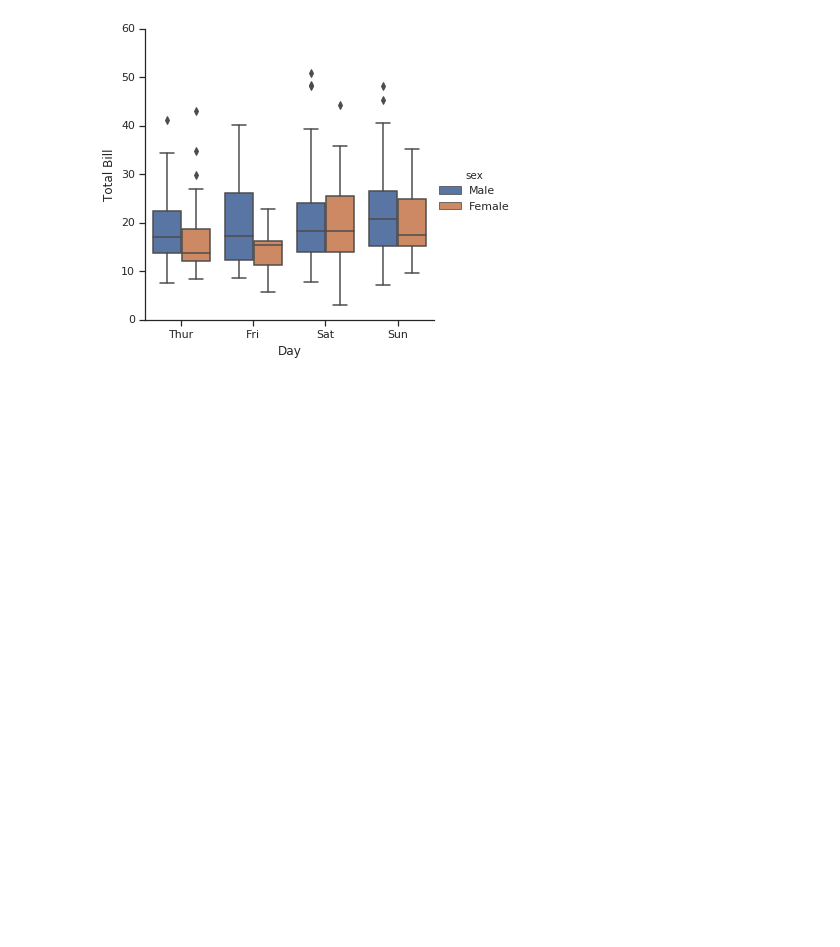
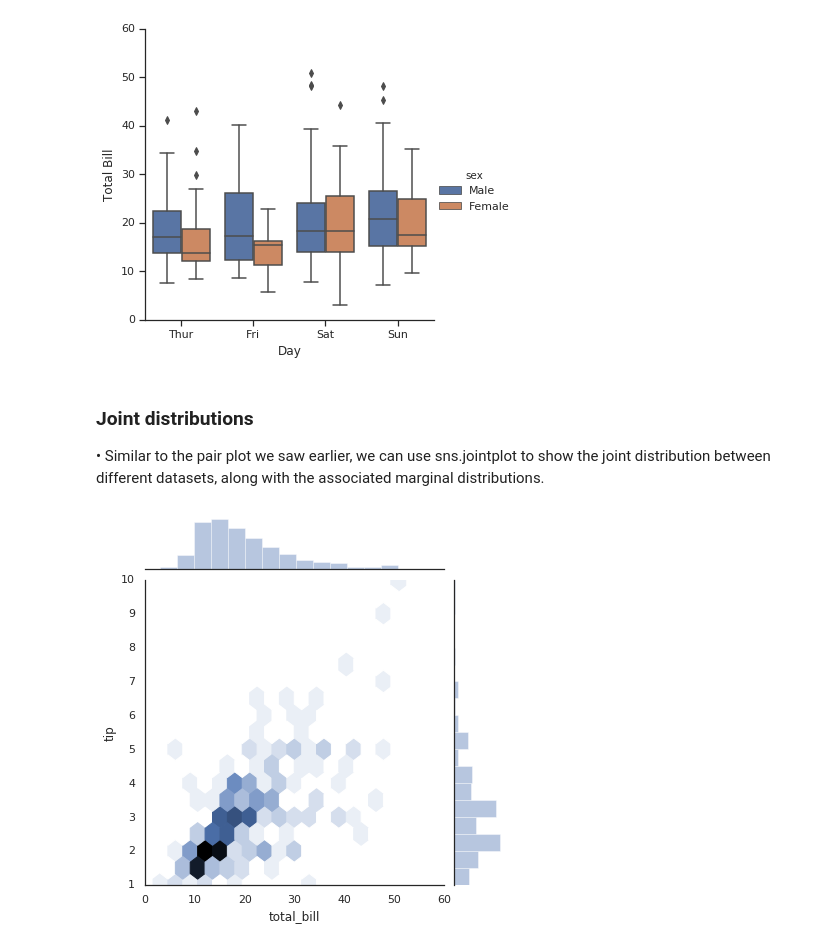
Before and after one commit to rajesh1994/python_excercise_programiz, a Jupyter notebook: python/11_matplotlib/python_for_datascience_handbook/14. Visualization with Seaborn.ipynb, the cells around one changed output. Saved outputs shown, nothing was run; the diff lists cells and outputs as text; code cells hidden in the pictures; blank space fills up the shorter version.

Commit message:
14. Visualization with Seaborn.ipynb - Modified

```diff
--- a/python/11_matplotlib/python_for_datascience_handbook/14. Visualization with Seaborn.ipynb
+++ b/python/11_matplotlib/python_for_datascience_handbook/14. Visualization with Seaborn.ipynb
@@ -183,3 +187,12 @@ with sns.axes_style(style='ticks'):
     g.set_axis_labels('Day', 'Total Bill')
 # %% [output]
 [figure]
+# %% [markdown]
+### Joint distributions
+
+• Similar to the pair plot we saw earlier, we can use sns.jointplot to show the joint distribution between different datasets, along with the associated marginal distributions.
+# %%
+with sns.axes_style('white'):
+    sns.jointplot('total_bill', 'tip', data = tips, kind = 'hex');
+# %% [output]
+[figure, added]
```
Also changed, not shown: parts of 21 cells of this notebook, 1 other file.
